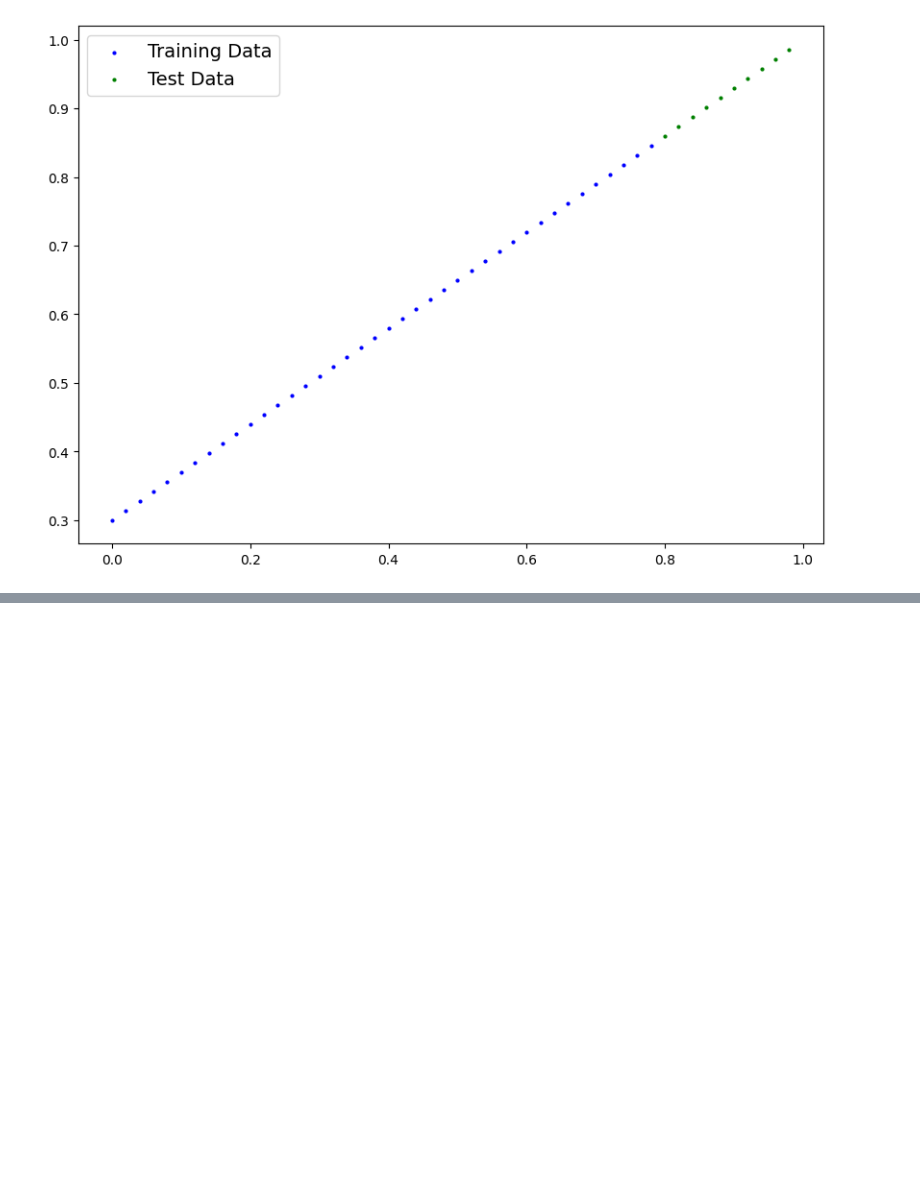
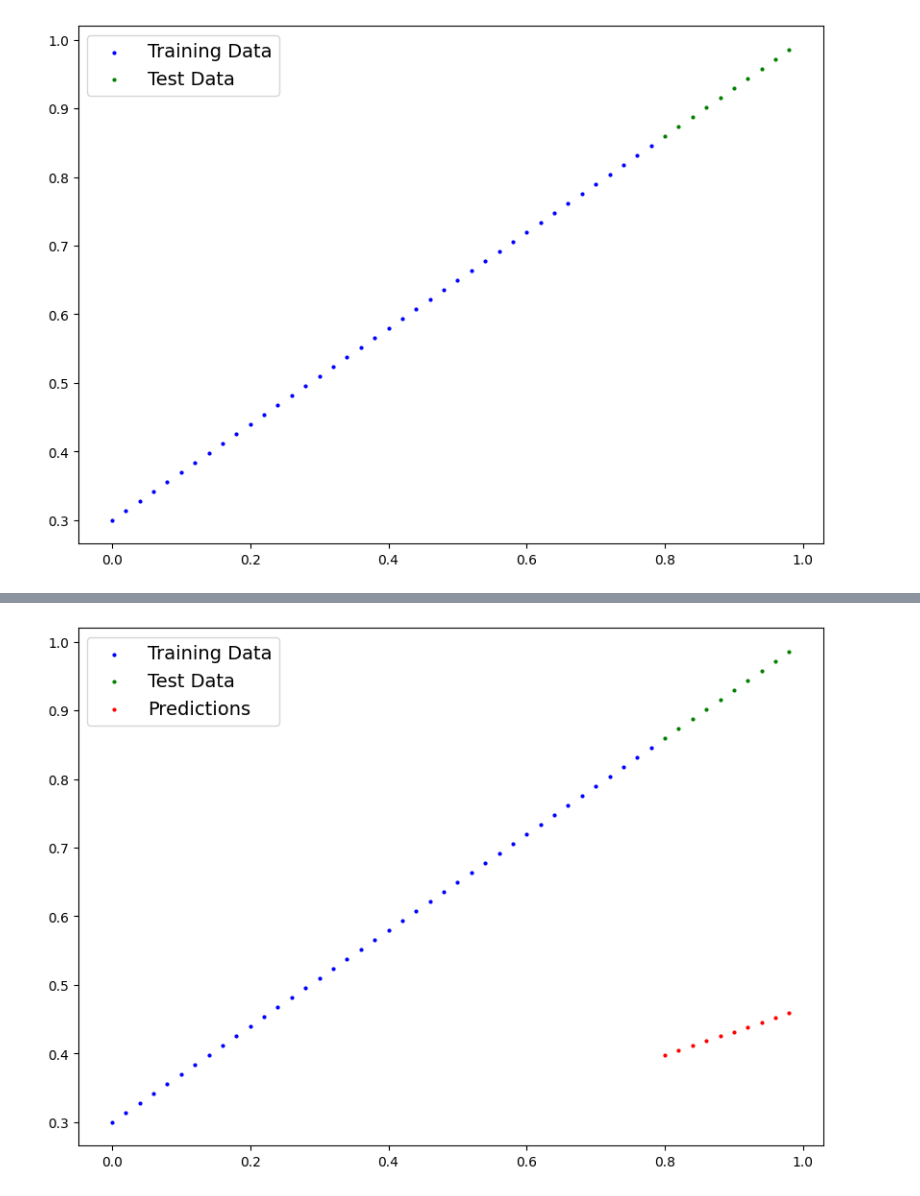
Before and after one commit to Ayushsan1/Pytorch-Implementation-and-Foundation, a Jupyter notebook: PyTorch__Workflow.ipynb, the cells around one changed output, grey strips where cells are left out. Drawn from its saved outputs; the diff is of its cells as text; code cells hidden in the pictures; blank space fills up the shorter version.

Commit message:
Implementation Demonstration of PyTorch Workflow abd technique to perform each step

```diff
--- a/PyTorch__Workflow.ipynb
+++ b/PyTorch__Workflow.ipynb
@@ -103,0 +115,16 @@ plot_predictions();
+# %%
+from torch import nn
+
+class LinearRegressionModel(nn.Module):
+  def __init__(self): #this initialises everytime LinearRegressionModel is called and self keep the changes into current running model only
+    super().__init__() #initialises evrythng inside nn module
+    #use nn.Linear()
+    self.weight = nn.Parameter(torch.randn(1,
+                                            requires_grad= True,
+                                            dtype = torch.float))
+    self.bias = nn.Parameter(torch.randn(1,
+                                          requires_grad= True,
+                                          dtype = torch.float))
+    #Forward method to define the computation in the model
+  def forward(self, x: torch.Tensor) -> torch.Tensor:
+      return self.weight * x + self.bias #linear Regression execution
@@ -103,0 +145,9 @@ plot_predictions();
+# %%
+#Create a Random Seed
+torch.manual_seed(42)
+
+#Create an Instance of the model
+model_0 = LinearRegressionModel()
+
+#check out the Parameter
+list(model_0.parameters())
@@ -103,0 +192,5 @@ plot_predictions();
+# %%
+with torch.inference_mode(): # we are using this than simply taking prdctions from model as bcs it does turns (disable) off the gradient tracking
+  y_preds = model_0(X_test)
+
+y_preds
@@ -103,0 +208,5 @@ plot_predictions();
+# %%
+plot_predictions(predictions = y_preds)
+# the predction are far bcs they are random parameters
+# %% [output]
+[figure, added]
```
Also changed, not shown: parts of 15 cells of this notebook.
